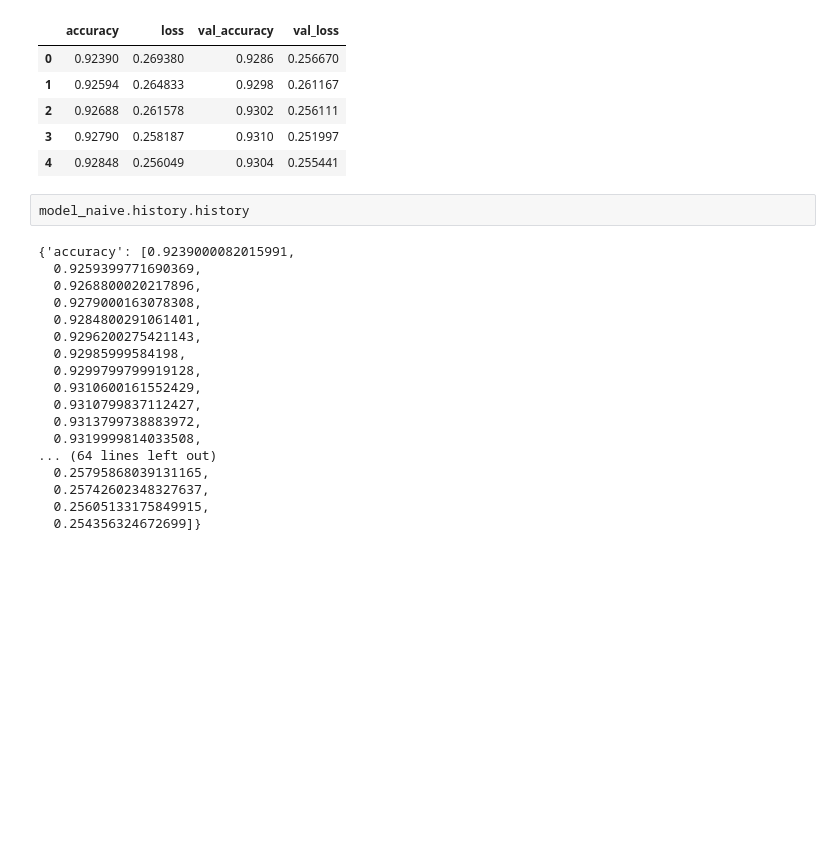
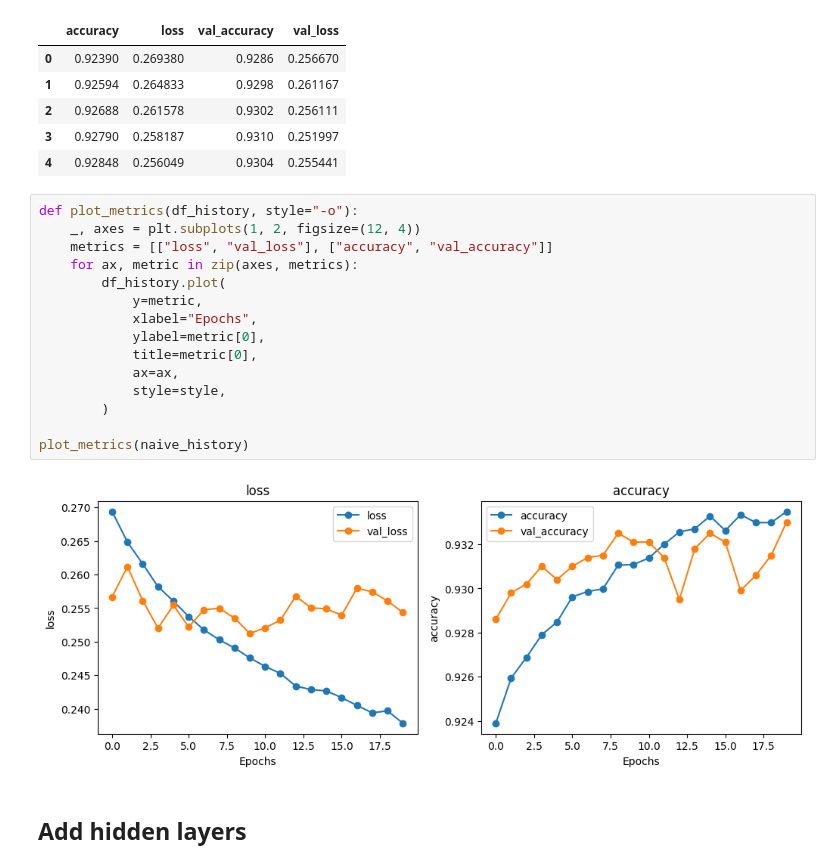
Before and after one commit to LordOfTurtles/AI-Erik-Johansson-OPA23, a Jupyter notebook: code_alongs/Lec08_MLP.ipynb, the cells around one changed output. Drawn from its saved outputs; the diff is of its cells as text; blank space fills up the shorter version.

```diff
--- a/code_alongs/Lec08_MLP.ipynb
+++ b/code_alongs/Lec08_MLP.ipynb
@@ -186,23 +186,22 @@ naive_history.head()
 | 2 | 0.92688 | 0.261578 | 0.9302 | 0.256111 |
 | 3 | 0.92790 | 0.258187 | 0.9310 | 0.251997 |
 | 4 | 0.92848 | 0.256049 | 0.9304 | 0.255441 |
-# %%
-model_naive.history.history
-# %% [output]
-{'accuracy': [0.9239000082015991,
-  0.9259399771690369,
-  0.9268800020217896,
-  0.9279000163078308,
-  0.9284800291061401,
-  0.9296200275421143,
-  0.92985999584198,
-  0.9299799799919128,
-  0.9310600161552429,
-  0.9310799837112427,
-  0.9313799738883972,
-  0.9319999814033508,
-... (64 lines left out)
-  0.25795868039131165,
-  0.25742602348327637,
-  0.25605133175849915,
-  0.254356324672699]}
+# %%
+def plot_metrics(df_history, style="-o"):
+    _, axes = plt.subplots(1, 2, figsize=(12, 4))
+    metrics = [["loss", "val_loss"], ["accuracy", "val_accuracy"]]
+    for ax, metric in zip(axes, metrics):
+        df_history.plot(
+            y=metric,
+            xlabel="Epochs",
+            ylabel=metric[0],
+            title=metric[0],
+            ax=ax,
+            style=style,
+        )
+
+plot_metrics(naive_history)
+# %% [output]
+[figure, added]
+# %% [markdown]
+## Add hidden layers
```
Also changed, not shown: parts of 17 cells of this notebook.
